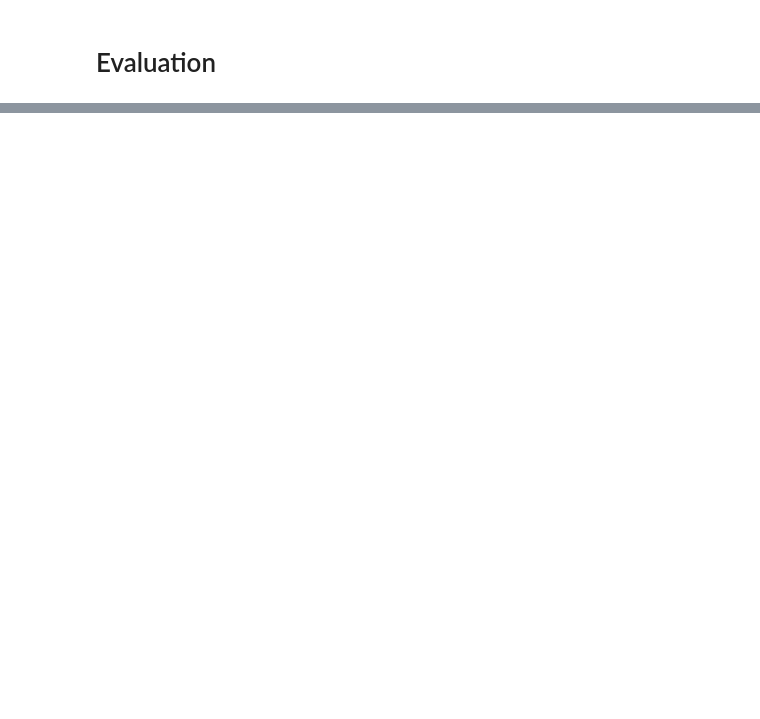
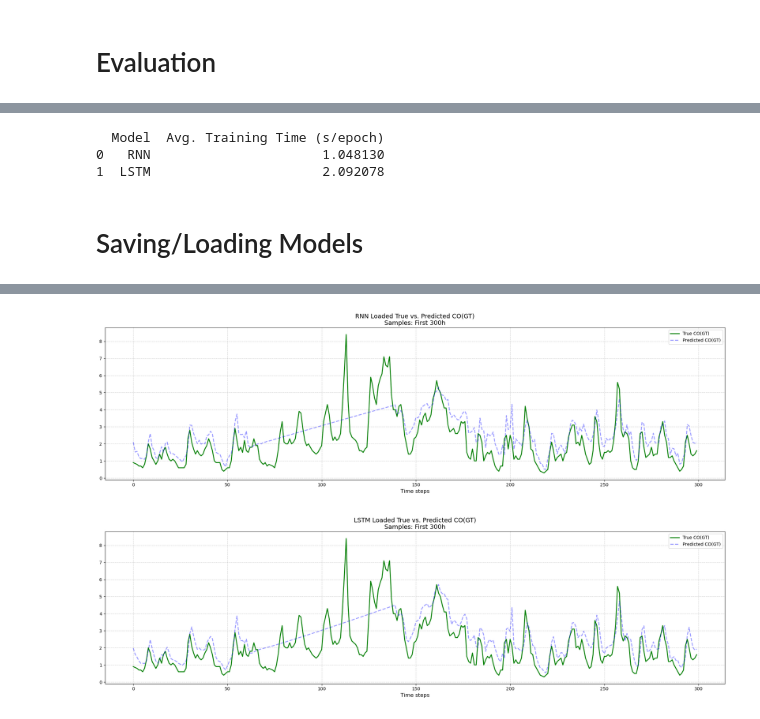
Before and after one commit to luongphucdien/air-quality-uci-rnn-lstm, a Jupyter notebook: assignment-2.ipynb, the cells around one changed output, grey strips where cells are left out. Drawn from its saved outputs; the diff is of its cells as text; code cells hidden in the pictures; blank space fills up the shorter version.

```diff
--- a/assignment-2.ipynb
+++ b/assignment-2.ipynb
@@ -469,0 +618,33 @@ generate_CO_values_plots(lstm_predicted_y, model_type="LSTM")
+# %%
+rnn_avg_training_time = np.array(rnn_training_time.training_time).mean()
+lstm_avg_training_time = np.array(lstm_training_time.training_time).mean()
+
+df_avg_training_time = pd.DataFrame(
+    {
+        "Model": ["RNN", "LSTM"],
+        "Avg. Training Time (s/epoch)": [rnn_avg_training_time, lstm_avg_training_time],
+    }
+)
+
+print(df_avg_training_time)
+# %% [output]
+  Model  Avg. Training Time (s/epoch)
+0   RNN                      1.048130
+1  LSTM                      2.092078
+# %% [markdown]
+# Saving/Loading Models
+# %%
+from keras.models import load_model
+
+rnn_loaded = load_model("models/rnn.keras")
+lstm_loaded = load_model("models/lstm.keras")
+
+rnn_loaded_predicted = rnn.predict(test_dataset)
+rnn_loaded_predicted = scaler_y.inverse_transform(rnn_loaded_predicted)
+
+lstm_loaded_predicted = lstm.predict(test_dataset)
+lstm_loaded_predicted = scaler_y.inverse_transform(lstm_loaded_predicted)
+
+generate_CO_values_plots(rnn_loaded_predicted, model_type="RNN Loaded")
+generate_CO_values_plots(lstm_loaded_predicted, model_type="LSTM Loaded")
+# %% [output]
@@ -469,0 +653,2 @@ generate_CO_values_plots(lstm_predicted_y, model_type="LSTM")
+[figure, added]
+[figure, added]
```
Also changed, not shown: parts of 17 cells of this notebook, 3 other files.
